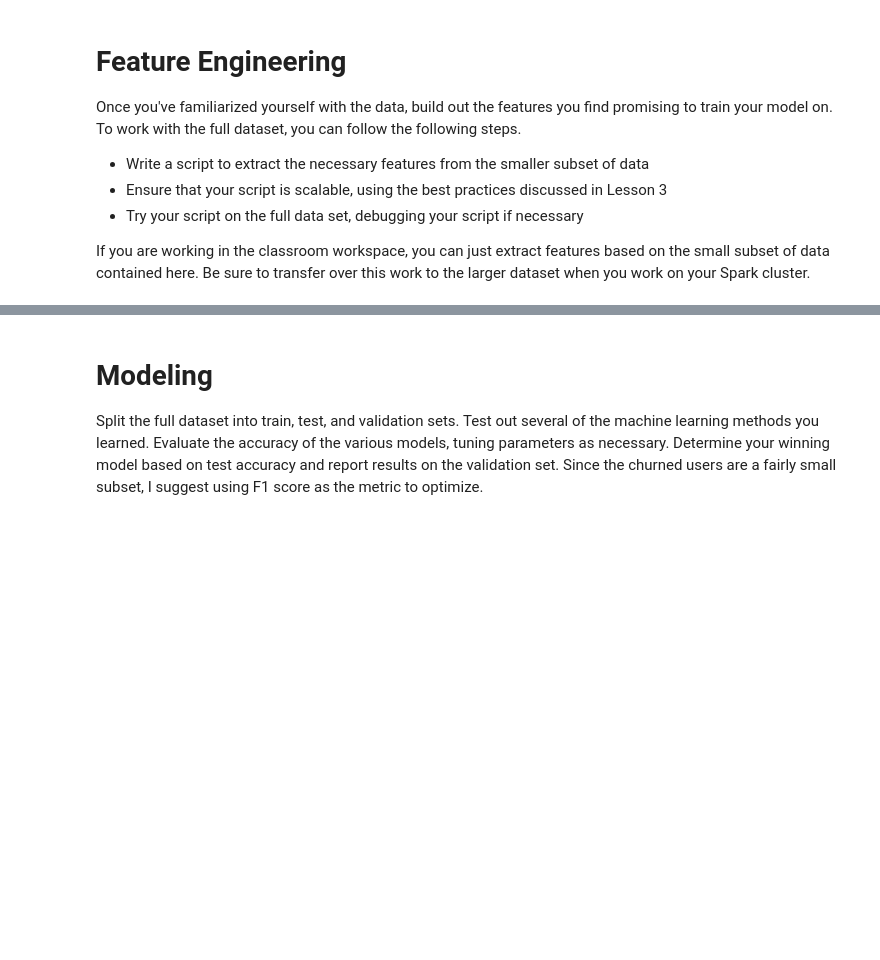
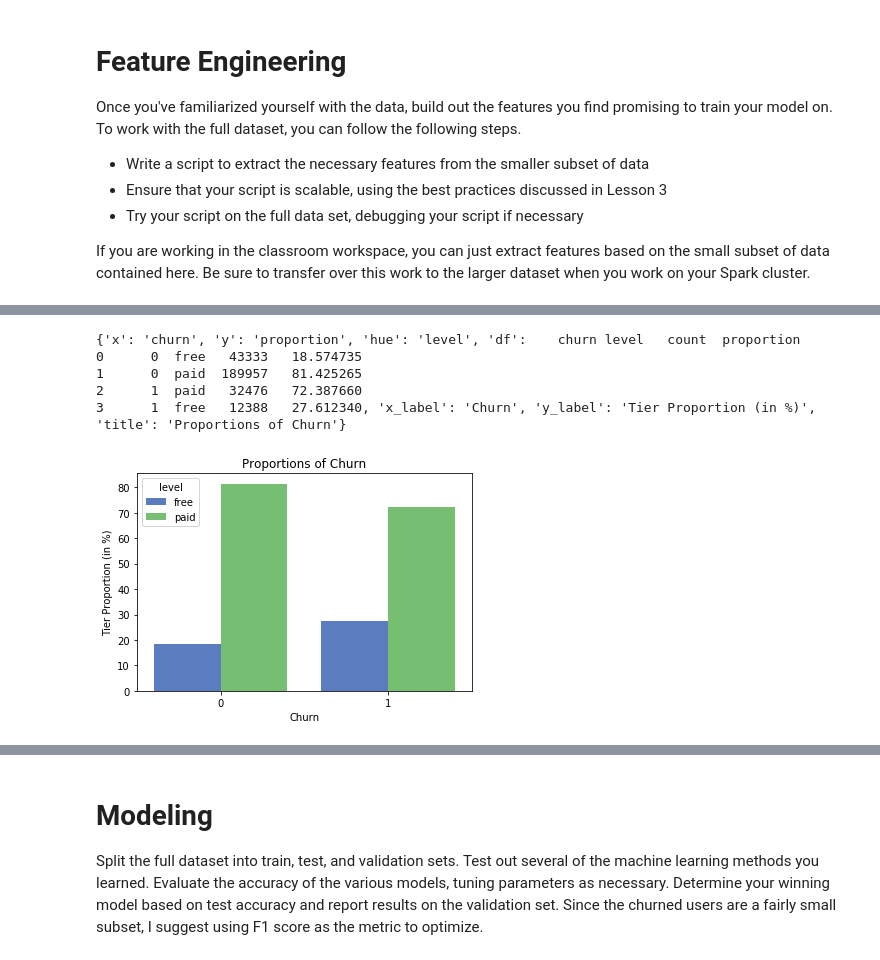
Before and after one commit to mathubhalan/sparkify-DSND, a Jupyter notebook: Sparkify.ipynb, the cells around one changed output, grey strips where cells are left out. Cells and saved outputs as stored; diff of their text form; code cells hidden in the pictures; blank space fills up the shorter version.

```diff
--- a/Sparkify.ipynb
+++ b/Sparkify.ipynb
@@ -209,3 +260,9 @@ Once you've familiarized yourself with the data, build out the features you find
 - Try your script on the full data set, debugging your script if necessary
 
 If you are working in the classroom workspace, you can just extract features based on the small subset of data contained here. Be sure to transfer over this work to the larger dataset when you work on your Spark cluster.
+# %%
+# Join our churn dataset to our full dataset to add a column
+joined_df = df.join(churn_df, on='userId')
+
+# Use this column to create some aggregates, first comparing the level of the account
+joined_df.groupBy(['churn', 'level']).count().show(10)
@@ -211,0 +278,49 @@ If you are working in the classroom workspace, you can just extract features bas
+# %%
+#Function to plot charts
+def sns_barchart(data_dict):
+    '''
+    Function to plot to sns barchart
+    Input: dictionary objects for the graph, x & y axis, data, hue and titles
+    Output: plot a bar graph
+    '''
+    g = sns.barplot(x=data_dict['x'], y=data_dict['y'], hue=data_dict['hue'], data=data_dict['df'],
+                palette="muted")
+    g.set(xlabel=data_dict['x_label'], ylabel=data_dict['y_label'])
+    plt.title(data_dict['title'])
+    plt.show();
+
+def sns_facet(data_dict):
+    '''
+    Function to plot sns facet grid
+    Input: dictionary object for the graph
+    Output: plot sns facetgrid
+    '''
+    g = sns.FacetGrid(data_dict["df"], col=data_dict["col"], sharey=False)
+    g.map(plt.hist, data_dict["data"]);
+# %%
+# Build a data visualization on propotion of churn vs not chrun
+level_df = joined_df.groupBy(['churn', 'level']).count().toPandas()
+churn_sum = level_df.groupby('churn', as_index=False).sum()
+level_df['proportion'] = (level_df.join(churn_sum, on = 'churn', lsuffix='_1')['count_1']/level_df.join(churn_sum, on = 'churn', lsuffix='_1')['count'])*100
+# %%
+#create dictionary object to plot graph
+chart_data = {}
+chart_data["x"] = "churn"
+chart_data["y"] = "proportion"
+chart_data["hue"] = "level"
+chart_data["df"] = level_df
+chart_data["x_label"]="Churn"
+chart_data["y_label"]="Tier Proportion (in %)"
+chart_data["title"]="Proportions of Churn"
+# %%
+print(chart_data)
+# %% [output]
+{'x': 'churn', 'y': 'proportion', 'hue': 'level', 'df':    churn level   count  proportion
+0      0  free   43333   18.574735
+1      0  paid  189957   81.425265
+2      1  paid   32476   72.387660
+3      1  free   12388   27.612340, 'x_label': 'Churn', 'y_label': 'Tier Proportion (in %)', 'title': 'Proportions of Churn'}
+# %%
+sns_barchart(chart_data)
+# %% [output]
+[figure, added]
```
Also changed, not shown: parts of 30 cells of this notebook.
